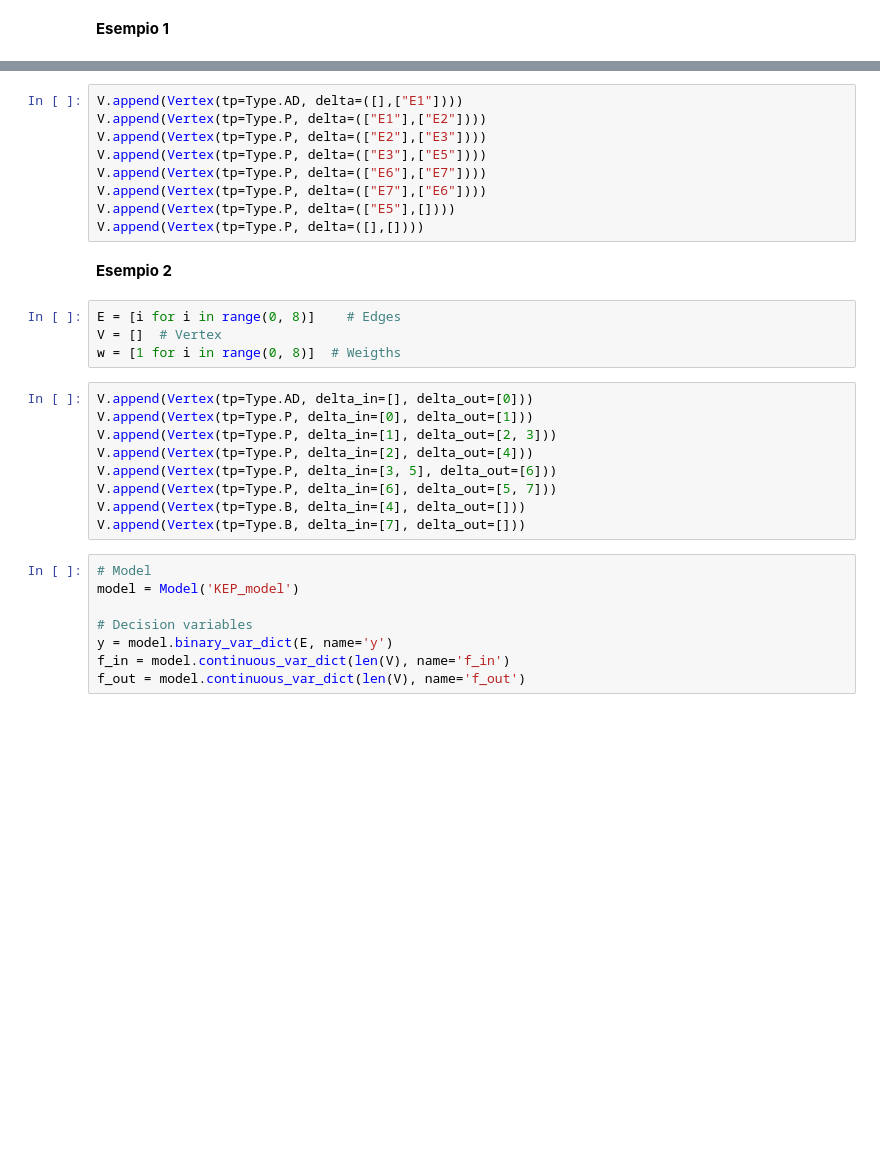
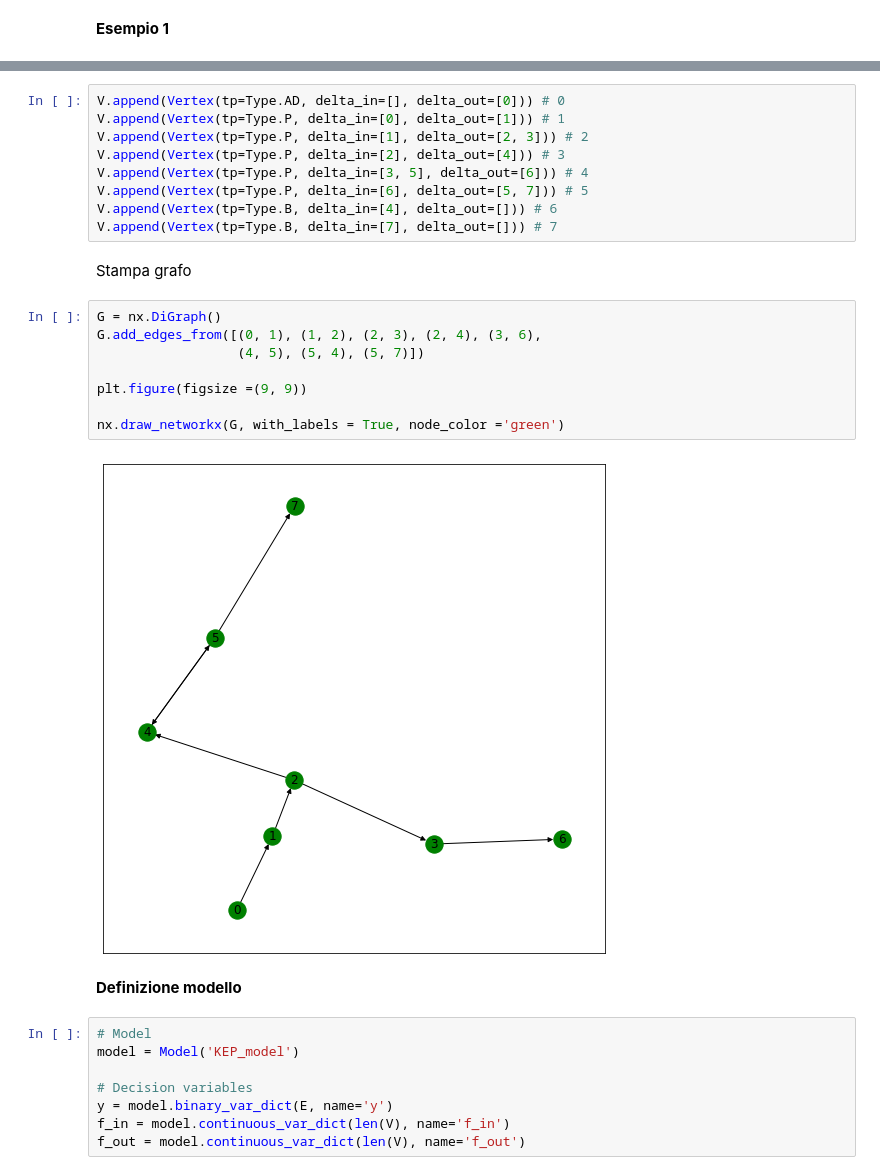
Before and after one commit to martinasalis/KEP_model, a Jupyter notebook: main.ipynb, the cells around one changed output, grey strips where cells are left out. Drawn from its saved outputs; the diff is of its cells as text; blank space fills up the shorter version.

```diff
--- a/main.ipynb
+++ b/main.ipynb
@@ -93,27 +175,26 @@ w = [1, 1, 1, 1, 1, 1]  # Weigths
 # %%
-V.append(Vertex(tp=Type.AD, delta=([],["E1"])))
-V.append(Vertex(tp=Type.P, delta=(["E1"],["E2"])))
-V.append(Vertex(tp=Type.P, delta=(["E2"],["E3"])))
-V.append(Vertex(tp=Type.P, delta=(["E3"],["E5"])))
-V.append(Vertex(tp=Type.P, delta=(["E6"],["E7"])))
-V.append(Vertex(tp=Type.P, delta=(["E7"],["E6"])))
-V.append(Vertex(tp=Type.P, delta=(["E5"],[])))
-V.append(Vertex(tp=Type.P, delta=([],[])))
+V.append(Vertex(tp=Type.AD, delta_in=[], delta_out=[0])) # 0
+V.append(Vertex(tp=Type.P, delta_in=[0], delta_out=[1])) # 1
+V.append(Vertex(tp=Type.P, delta_in=[1], delta_out=[2, 3])) # 2
+V.append(Vertex(tp=Type.P, delta_in=[2], delta_out=[4])) # 3
+V.append(Vertex(tp=Type.P, delta_in=[3, 5], delta_out=[6])) # 4
+V.append(Vertex(tp=Type.P, delta_in=[6], delta_out=[5, 7])) # 5
+V.append(Vertex(tp=Type.B, delta_in=[4], delta_out=[])) # 6
+V.append(Vertex(tp=Type.B, delta_in=[7], delta_out=[])) # 7
-# %% [markdown]
-**Esempio 2**
-# %%
-E = [i for i in range(0, 8)]    # Edges
-V = []  # Vertex
-w = [1 for i in range(0, 8)]  # Weigths
-# %%
-V.append(Vertex(tp=Type.AD, delta_in=[], delta_out=[0]))
-V.append(Vertex(tp=Type.P, delta_in=[0], delta_out=[1]))
-V.append(Vertex(tp=Type.P, delta_in=[1], delta_out=[2, 3]))
-V.append(Vertex(tp=Type.P, delta_in=[2], delta_out=[4]))
-V.append(Vertex(tp=Type.P, delta_in=[3, 5], delta_out=[6]))
-V.append(Vertex(tp=Type.P, delta_in=[6], delta_out=[5, 7]))
-V.append(Vertex(tp=Type.B, delta_in=[4], delta_out=[]))
-V.append(Vertex(tp=Type.B, delta_in=[7], delta_out=[]))
+# %% [markdown]
+Stampa grafo
+# %%
+G = nx.DiGraph()
+G.add_edges_from([(0, 1), (1, 2), (2, 3), (2, 4), (3, 6),
+                  (4, 5), (5, 4), (5, 7)])
+
+plt.figure(figsize =(9, 9))
+
+nx.draw_networkx(G, with_labels = True, node_color ='green')
+# %% [output]
+[figure, added]
+# %% [markdown]
+**Definizione modello**
 # %%
 # Model
 model = Model('KEP_model')
```
Also changed, not shown: parts of 24 cells of this notebook.
